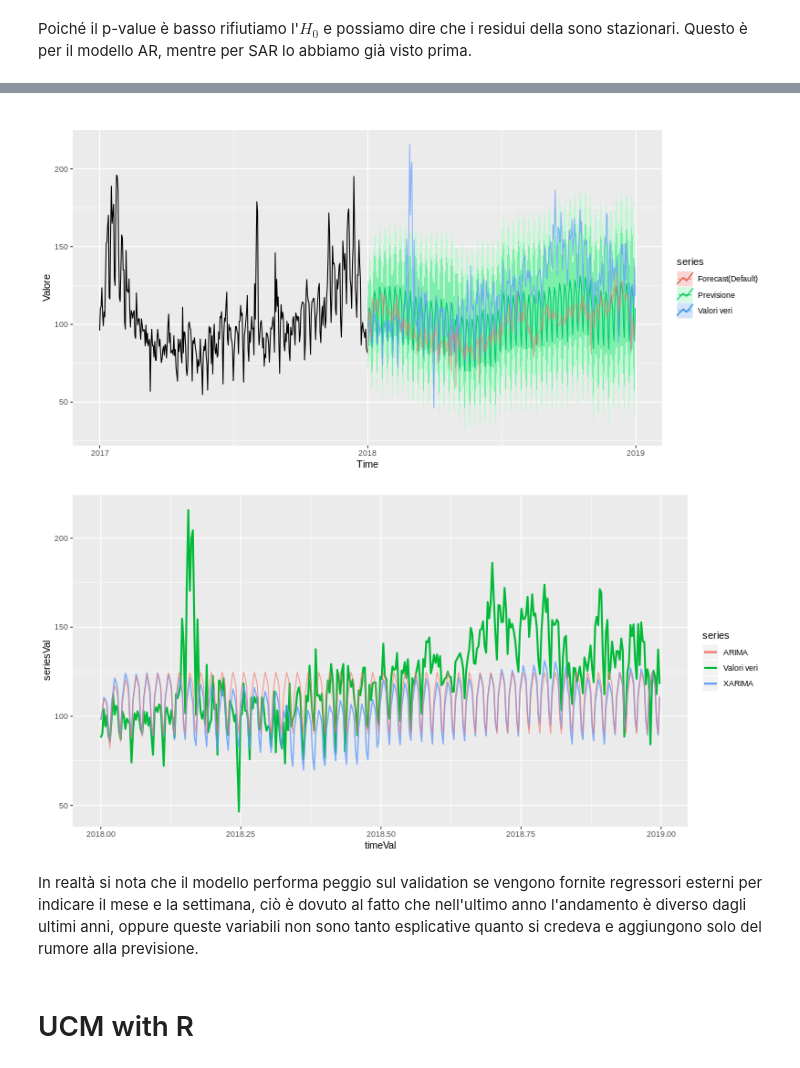
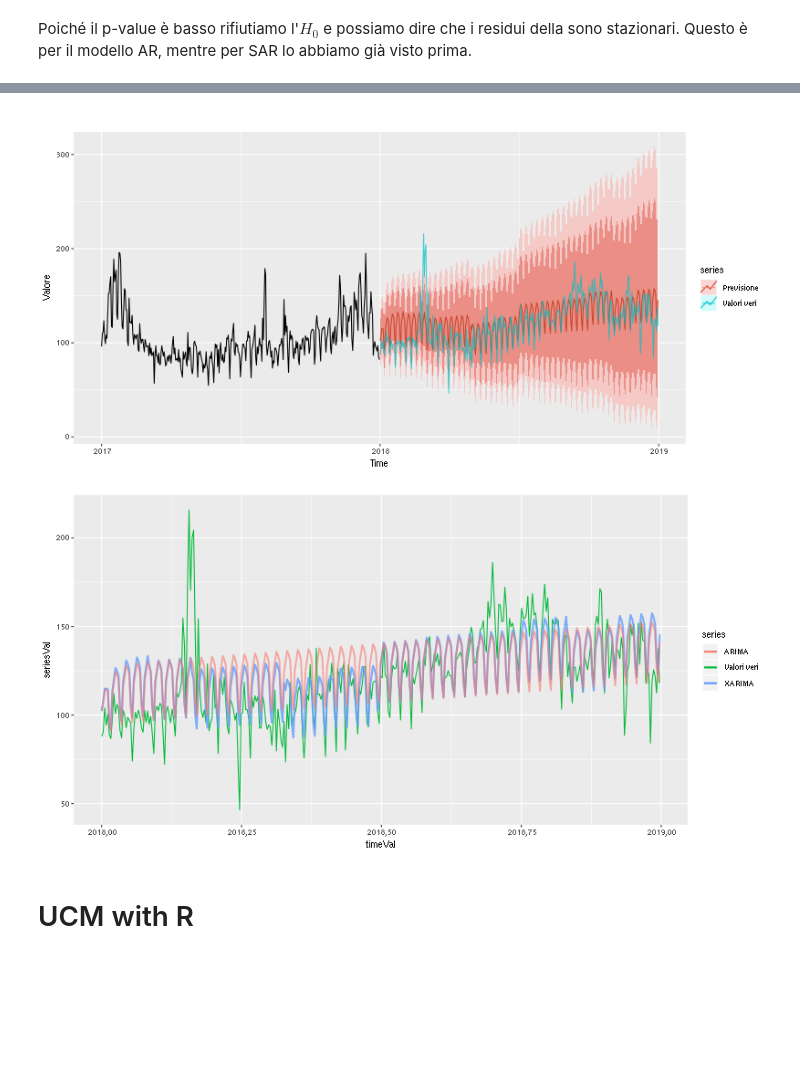
Before and after one commit to pkasela/Time_Series-Project, a Jupyter notebook: Pranav_Kasela_846965.ipynb, the cells around one changed output, grey strips where cells are left out. Drawn from its saved outputs; the diff is of its cells as text; code cells hidden in the pictures; blank space fills up the shorter version.

Commit message:
Improved ARIMA, need to do more XARIMA and UCM

```diff
--- a/Pranav_Kasela_846965.ipynb
+++ b/Pranav_Kasela_846965.ipynb
@@ -179,17 +335,18 @@ Questa serie presenta in realtà una multi-stagionalità, che non può essere ri
 # %%
+%%time
 %%R -w 800 -h 400
 #create dummy
 data.frame(Data=df$Data) %>%
   mutate(M = months(Data), ind = 1) %>%
   spread(M, ind, fill = 0) %>%
-  mutate(W = paste0("W",(data.table::week(Data) %% 4 + 1)), ind=1) %>%
-  spread(W, ind, fill = 0) %>%
+  #mutate(W = paste0("W",(data.table::week(Data) %% 4 + 1)), ind=1) %>%
+  #spread(W, ind, fill = 0) %>%
   select(-starts_with("Data")) %>% as.matrix() -> more_reg
 
 #eliminiamo la prima e l'ultima colonna, per evitare multicollinearità
 xreg <- more_reg[,2:(ncol(more_reg)-1)]
 
-mod1_reg <- Arima(train, c(6,0,0), list(order=c(1,1,1), period=7),
+mod1_reg <- Arima(train, c(6,1,6), list(order=c(1,1,1), period=7),
               xreg=xreg[1:(length(train)),], include.constant = TRUE, lambda = "auto")
 
 ggtsdisplay_2(mod1_reg$residuals, lag.max = 40)
@@ -198,16 +381,16 @@ ggtsdisplay_2(mod1_reg$residuals, lag.max = 40)
 # %%
 %%R -w 800 -h 400
 pred_reg <- forecast(mod1_reg, h=365,
               xreg=xreg[(length(train)+1):(length(train)+365),])
 autoplot(pred_reg)
 
 autoplot(window(idata, start=c(2017,1), end=c(2017,365))) +
   autolayer(pred_reg,series="Previsione") +
   autolayer(test, series="Valori veri", alpha=0.7)+
-  autolayer(forecast(train, h=365)$mean, alpha=0.5, series="Forecast(Default)") +
+  #autolayer(forecast(train, h=365)$mean, alpha=0.5, series="Forecast(Default)") +
   ylab("Valore")
 # %% [output]
-[figure, old version]
+[figure, new version]
 # %%
 %%R -w 800 -h 400
 mod_reg_y <- forecast(mod1_reg, h=365,
@@ -215,14 +398,12 @@ mod_reg_y <- forecast(mod1_reg, h=365,
 mod2_y <- forecast(mod2, h=365)$mean
 
 ggplot() +
-  autolayer(test, series="Valori veri", size=1) +
-  autolayer(pred_reg$mean,series="XARIMA", size=0.7, alpha=0.8) +
-  autolayer(pred$mean,series="ARIMA", alpha=0.7)
+  autolayer(test, series="Valori veri") +
+  autolayer(pred_reg$mean,series="XARIMA", size=1, alpha=0.8) +
+  autolayer(pred$mean,series="ARIMA", size=0.9, alpha=0.6)
   #autolayer(forecast(train, h=365)$mean, alpha=0.7, series="Forecast")
 # %% [output]
-[figure, old version]
+[figure, new version]
-# %% [markdown]
-In realtà si nota che il modello performa peggio sul validation se vengono fornite regressori esterni per indicare il mese e la settimana, ciò è dovuto al fatto che nell'ultimo anno l'andamento è diverso dagli ultimi anni, oppure queste variabili non sono tanto esplicative quanto si credeva e aggiungono solo del rumore alla previsione.
 # %% [markdown]
 # UCM with R
 # %%
```
Also changed, not shown: parts of 39 cells of this notebook, 1 other file.
